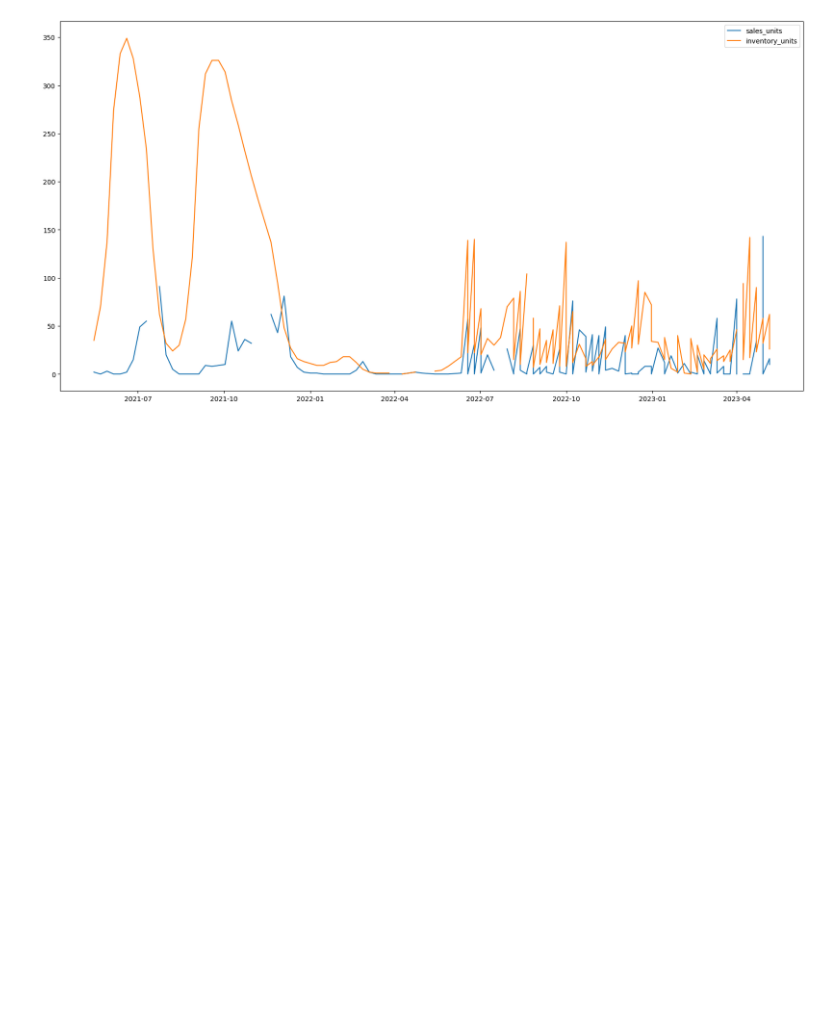
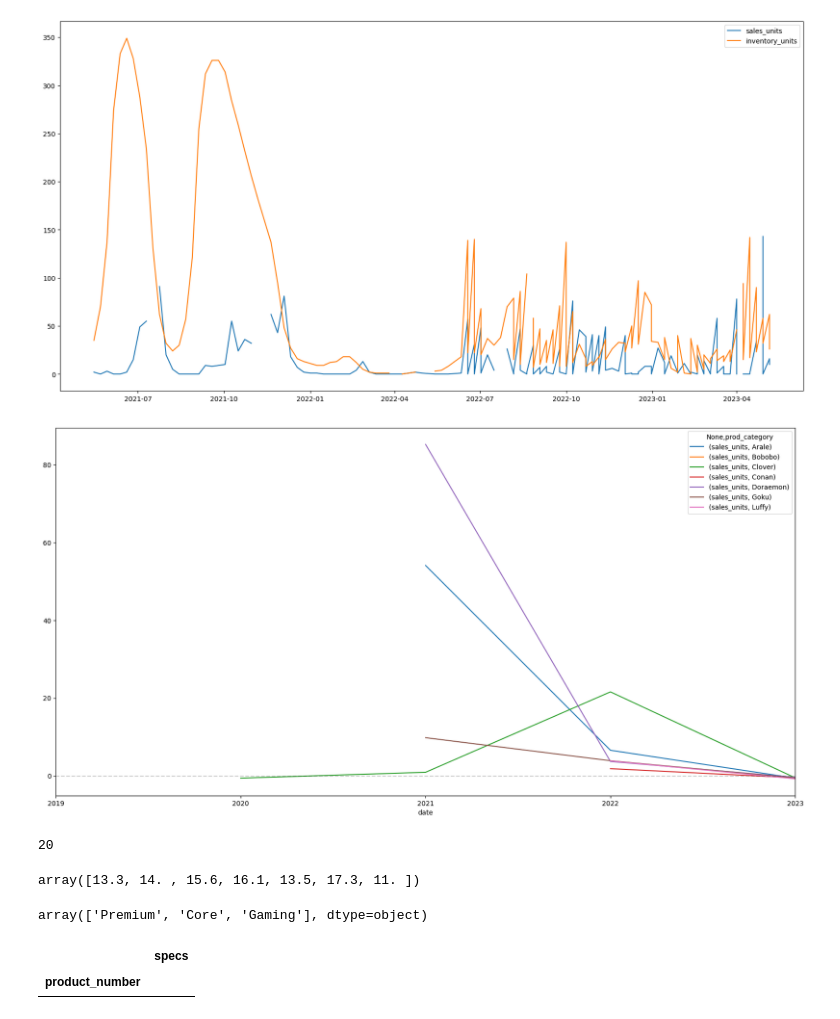
Before and after one commit to josalhor/hp-stock, a Jupyter notebook: pred.ipynb, the cells around one changed output. Cells and saved outputs as stored; diff of their text form; code cells hidden in the pictures; blank space fills up the shorter version.

```diff
--- a/pred.ipynb
+++ b/pred.ipynb
@@ -213,3 +200,36 @@ def plot_sales_and_inventory(df, product_id):
 plot_sales_and_inventory(train, 6909)
 # %% [output]
 [figure]
+# %%
+# Plot Y/Y growth of sales_units for each prod_category
+
+def plot_sales_growth(df):
+    # Plot Y/Y growth of sales_units for each prod_category
+
+    # Group by "date" and "prod_category" and calculate total sales of column "sales_units"
+
+    df = df.copy()
+
+    # Map "date" column to year format
+
+    df['date'] = df['date'].map(lambda x: x.strftime('%Y'))
+
+    # Convert "date" column to datetime
+
+    df['date'] = pd.to_datetime(df['date'])
+
+    sales = df.groupby(['date', 'prod_category']).agg({'sales_units': 'sum'})
+
+    # Plot Y/Y growth of sales_units for each prod_category
+
+    sales = sales.unstack()
+
+    sales.pct_change().plot(figsize=(20, 10))
+
+    plt.axhline(0, color='k', linestyle='--', alpha=0.2)
+
+    plt.show()
+
+plot_sales_growth(train)
+# %% [output]
+[figure, added]
@@ -215,0 +313,18 @@ plot_sales_and_inventory(train, 6909)
+# %%
+# Get the number of reporterhq_id
+
+train['reporterhq_id'].nunique()
+# %% [output]
+20
+# %%
+# Get the display_sizes
+
+train['display_size'].unique()
+# %% [output]
+array([13.3, 14. , 15.6, 16.1, 13.5, 17.3, 11. ])
+# %%
+# Get the segments
+
+train['segment'].unique()
+# %% [output]
+array(['Premium', 'Core', 'Gaming'], dtype=object)
@@ -215,0 +335,9 @@ plot_sales_and_inventory(train, 6909)
+# %%
+# Get the number of products with more than 1 spec
+
+specs_product[specs_product['specs'] > 1]
+
+# Each product has a single spec
+# %% [output]
+|  | specs |
+| product_number |  |
```
Also changed, not shown: parts of 8 cells of this notebook.
